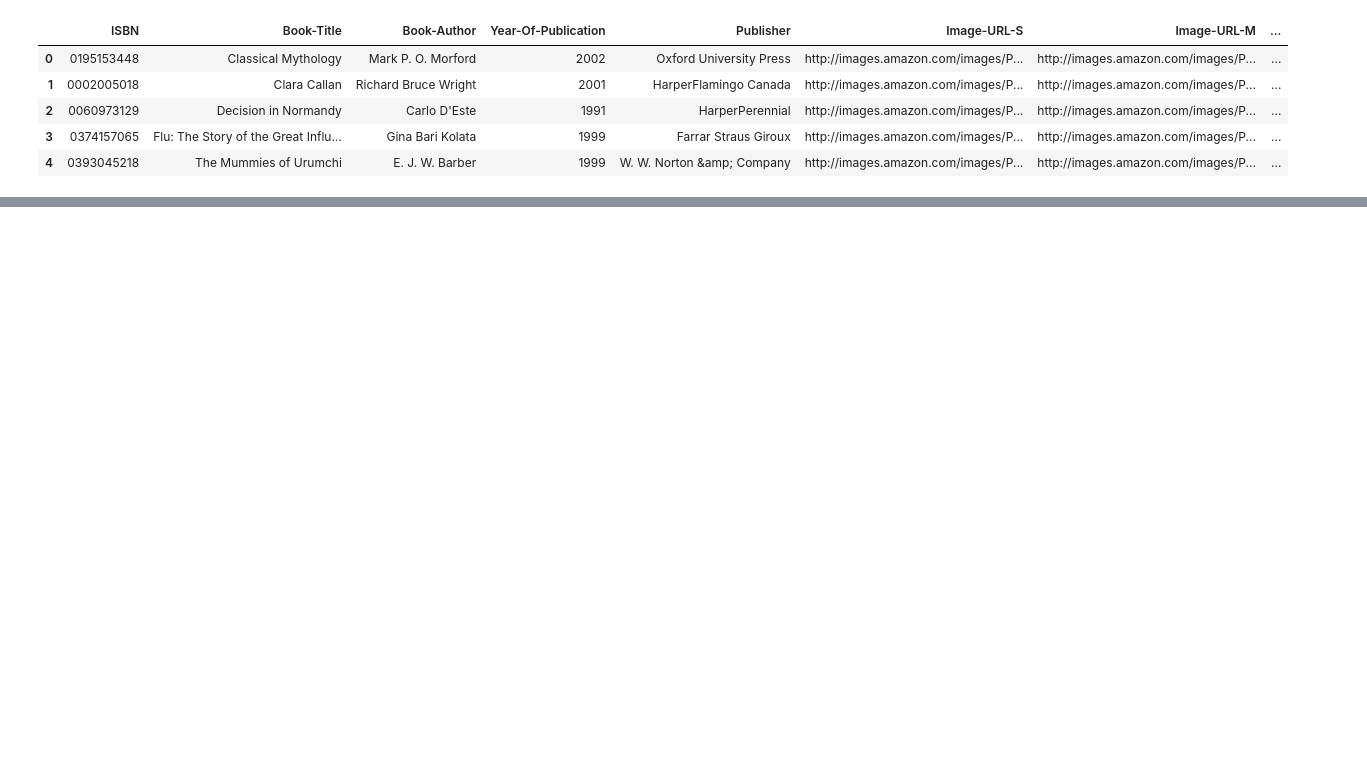
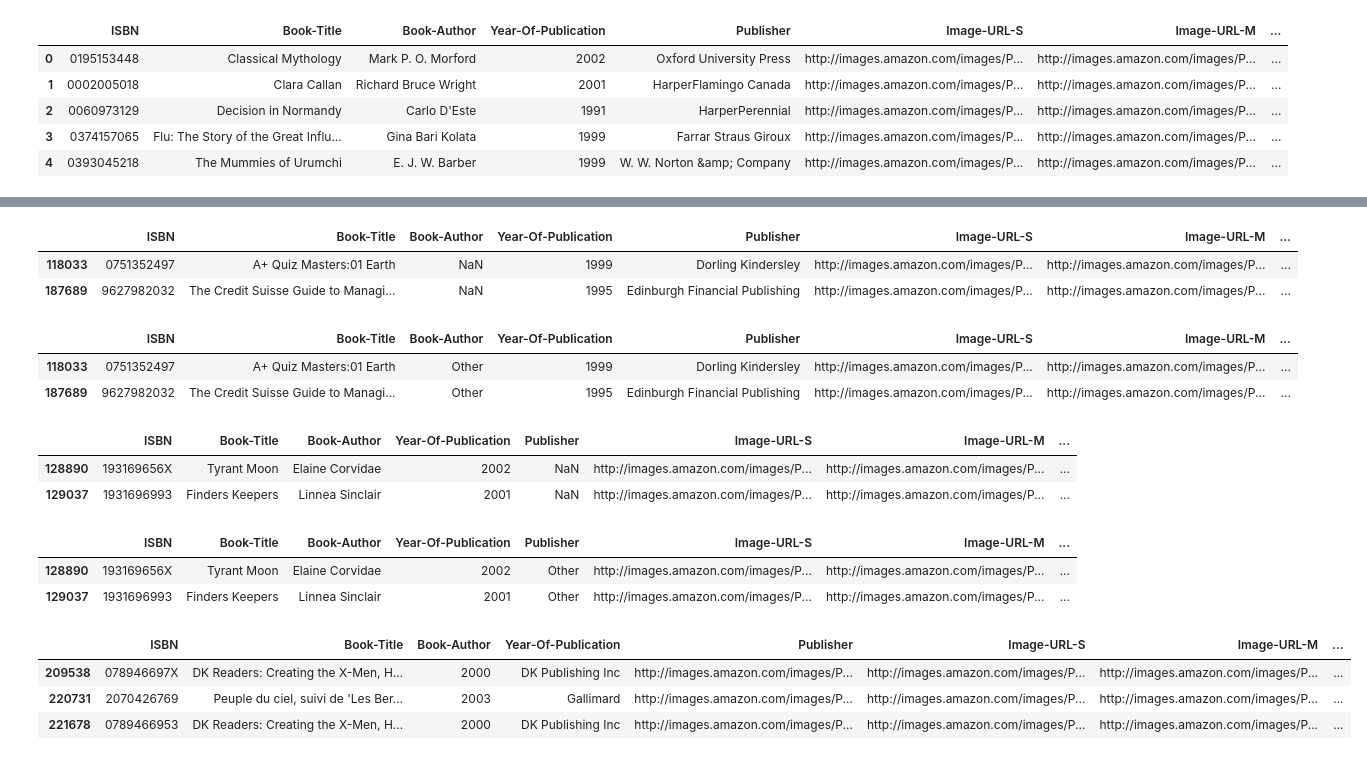
Before and after one commit to maheshhmahi/Book-Recommendation-System, a Jupyter notebook: code/main.ipynb, the cells around one changed output, grey strips where cells are left out. Saved outputs shown, nothing was run; the diff lists cells and outputs as text; code cells hidden in the pictures; blank space fills up the shorter version.

Commit message:
ADDED: Books data set cleaning code

```diff
--- a/code/main.ipynb
+++ b/code/main.ipynb
@@ -16,0 +70,37 @@ books.head()
+# %%
+books.loc[books['Book-Author'].isna(), :]
+# %% [output]
+|  | ISBN | Book-Title | Book-Author | Year-Of-Publication | Publisher | Image-URL-S | Image-URL-M | ... |
+| 118033 | 0751352497 | A+ Quiz Masters:01 Earth | NaN | 1999 | Dorling Kindersley | http://images.amazon.com/images/P... | http://images.amazon.com/images/P... | ... |
+| 187689 | 9627982032 | The Credit Suisse Guide to Managi... | NaN | 1995 | Edinburgh Financial Publishing | http://images.amazon.com/images/P... | http://images.amazon.com/images/P... | ... |
+# %%
+books.at[118033, 'Book-Author'] = 'Other'
+books.at[187689, 'Book-Author'] = 'Other'
+# %%
+books.loc[books['Book-Author'] == 'Other']
+# %% [output]
+|  | ISBN | Book-Title | Book-Author | Year-Of-Publication | Publisher | Image-URL-S | Image-URL-M | ... |
+| 118033 | 0751352497 | A+ Quiz Masters:01 Earth | Other | 1999 | Dorling Kindersley | http://images.amazon.com/images/P... | http://images.amazon.com/images/P... | ... |
+| 187689 | 9627982032 | The Credit Suisse Guide to Managi... | Other | 1995 | Edinburgh Financial Publishing | http://images.amazon.com/images/P... | http://images.amazon.com/images/P... | ... |
+# %%
+books.loc[books['Publisher'].isna(), :]
+# %% [output]
+|  | ISBN | Book-Title | Book-Author | Year-Of-Publication | Publisher | Image-URL-S | Image-URL-M | ... |
+| 128890 | 193169656X | Tyrant Moon | Elaine Corvidae | 2002 | NaN | http://images.amazon.com/images/P... | http://images.amazon.com/images/P... | ... |
+| 129037 | 1931696993 | Finders Keepers | Linnea Sinclair | 2001 | NaN | http://images.amazon.com/images/P... | http://images.amazon.com/images/P... | ... |
+# %%
+books.at[128890, 'Publisher'] = 'Other'
+books.at[129037, 'Publisher'] = 'Other'
+# %%
+books.loc[books['Publisher'] == 'Other']
+# %% [output]
+|  | ISBN | Book-Title | Book-Author | Year-Of-Publication | Publisher | Image-URL-S | Image-URL-M | ... |
+| 128890 | 193169656X | Tyrant Moon | Elaine Corvidae | 2002 | Other | http://images.amazon.com/images/P... | http://images.amazon.com/images/P... | ... |
+| 129037 | 1931696993 | Finders Keepers | Linnea Sinclair | 2001 | Other | http://images.amazon.com/images/P... | http://images.amazon.com/images/P... | ... |
+# %%
+books.loc[books['Image-URL-L'].isna(), :]
+# %% [output]
+|  | ISBN | Book-Title | Book-Author | Year-Of-Publication | Publisher | Image-URL-S | Image-URL-M | ... |
+| 209538 | 078946697X | DK Readers: Creating the X-Men, H... | 2000 | DK Publishing Inc | http://images.amazon.com/images/P... | http://images.amazon.com/images/P... | http://images.amazon.com/images/P... | ... |
+| 220731 | 2070426769 | Peuple du ciel, suivi de 'Les Ber... | 2003 | Gallimard | http://images.amazon.com/images/P... | http://images.amazon.com/images/P... | http://images.amazon.com/images/P... | ... |
+| 221678 | 0789466953 | DK Readers: Creating the X-Men, H... | 2000 | DK Publishing Inc | http://images.amazon.com/images/P... | http://images.amazon.com/images/P... | http://images.amazon.com/images/P... | ... |
```
Also changed, not shown: parts of 18 cells of this notebook.
